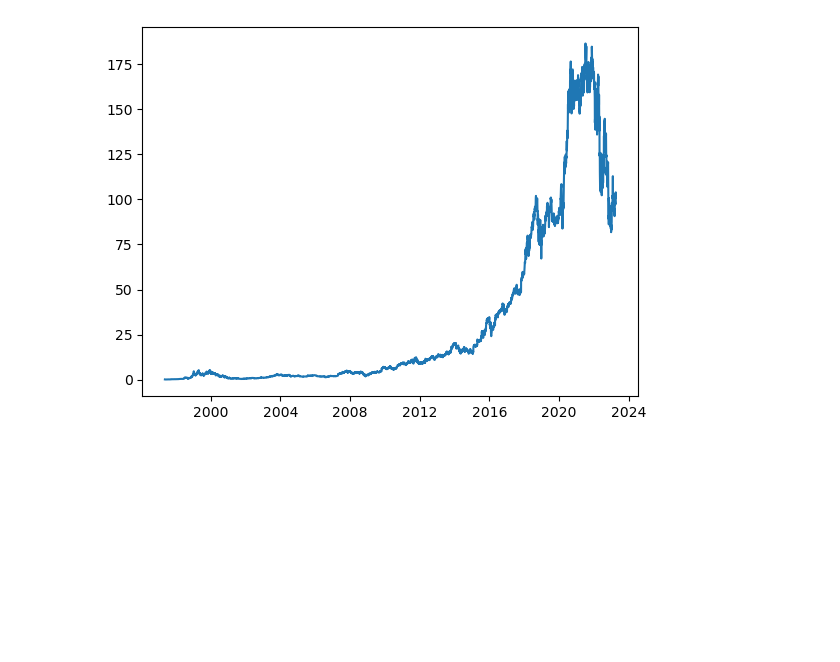
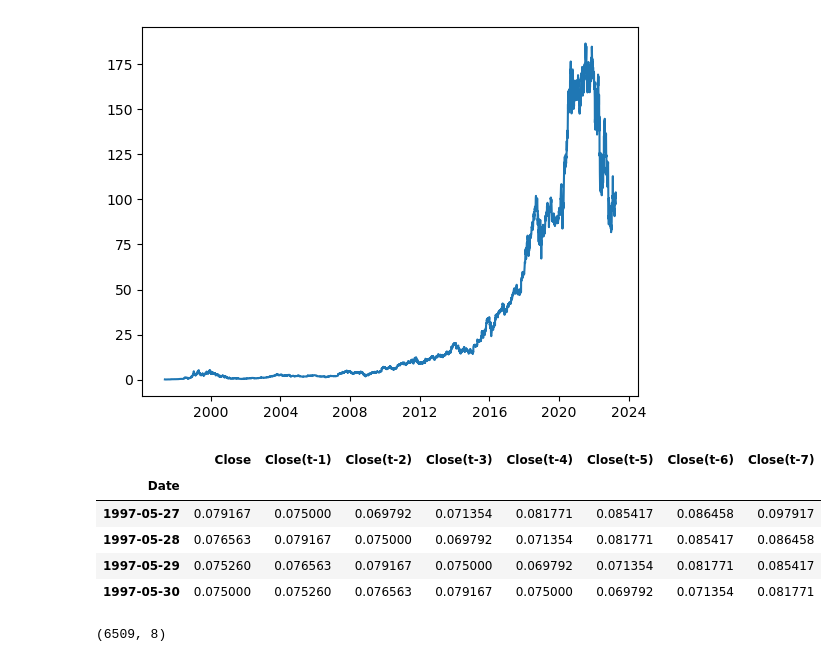
Before and after one commit to ShaonBhattaShuvo/TimeSeries_Analysis, a Jupyter notebook: Stock_Price_Prediction_Using_LSTM.ipynb, the cells around one changed output. Drawn from its saved outputs; the diff is of its cells as text; code cells hidden in the pictures; blank space fills up the shorter version.

```diff
--- a/Stock_Price_Prediction_Using_LSTM.ipynb
+++ b/Stock_Price_Prediction_Using_LSTM.ipynb
@@ -50,15 +44,24 @@ plt.plot(df['Date'], df['Close'])
 #Dataframe preparation for lstm
 from copy import deepcopy
 
-def dataframe_generator(df, steps):
+def dataframe_generator(df, nsteps):
     df = deepcopy(df)
     df.set_index('Date', inplace = True)
 
-    for i in range(1, steps +1):
-        df[f'Close(t-{i})'] = df['close'].shift(i)
+    for i in range(1, nsteps +1):
+        df[f'Close(t-{i})'] = df['Close'].shift(i)
 
     df.dropna(inplace = True)
     return df
 
 nsteps = 7 #lookingback at last 7 days
-df_updated = dataframe_generator(df, )
+df_updated = dataframe_generator(df, nsteps)
+# %%
+df_updated.head(4)
+# %% [output]
+|  | Close | Close(t-1) | Close(t-2) | Close(t-3) | Close(t-4) | Close(t-5) | Close(t-6) | Close(t-7) |
+| Date |  |  |  |  |  |  |  |  |
+| 1997-05-27 | 0.079167 | 0.075000 | 0.069792 | 0.071354 | 0.081771 | 0.085417 | 0.086458 | 0.097917 |
+| 1997-05-28 | 0.076563 | 0.079167 | 0.075000 | 0.069792 | 0.071354 | 0.081771 | 0.085417 | 0.086458 |
+| 1997-05-29 | 0.075260 | 0.076563 | 0.079167 | 0.075000 | 0.069792 | 0.071354 | 0.081771 | 0.085417 |
+| 1997-05-30 | 0.075000 | 0.075260 | 0.076563 | 0.079167 | 0.075000 | 0.069792 | 0.071354 | 0.081771 |
@@ -64,0 +71,4 @@ df_updated = dataframe_generator(df, )
+# %%
+df_np.shape
+# %% [output]
+(6509, 8)
```
Also changed, not shown: parts of 19 cells of this notebook.
